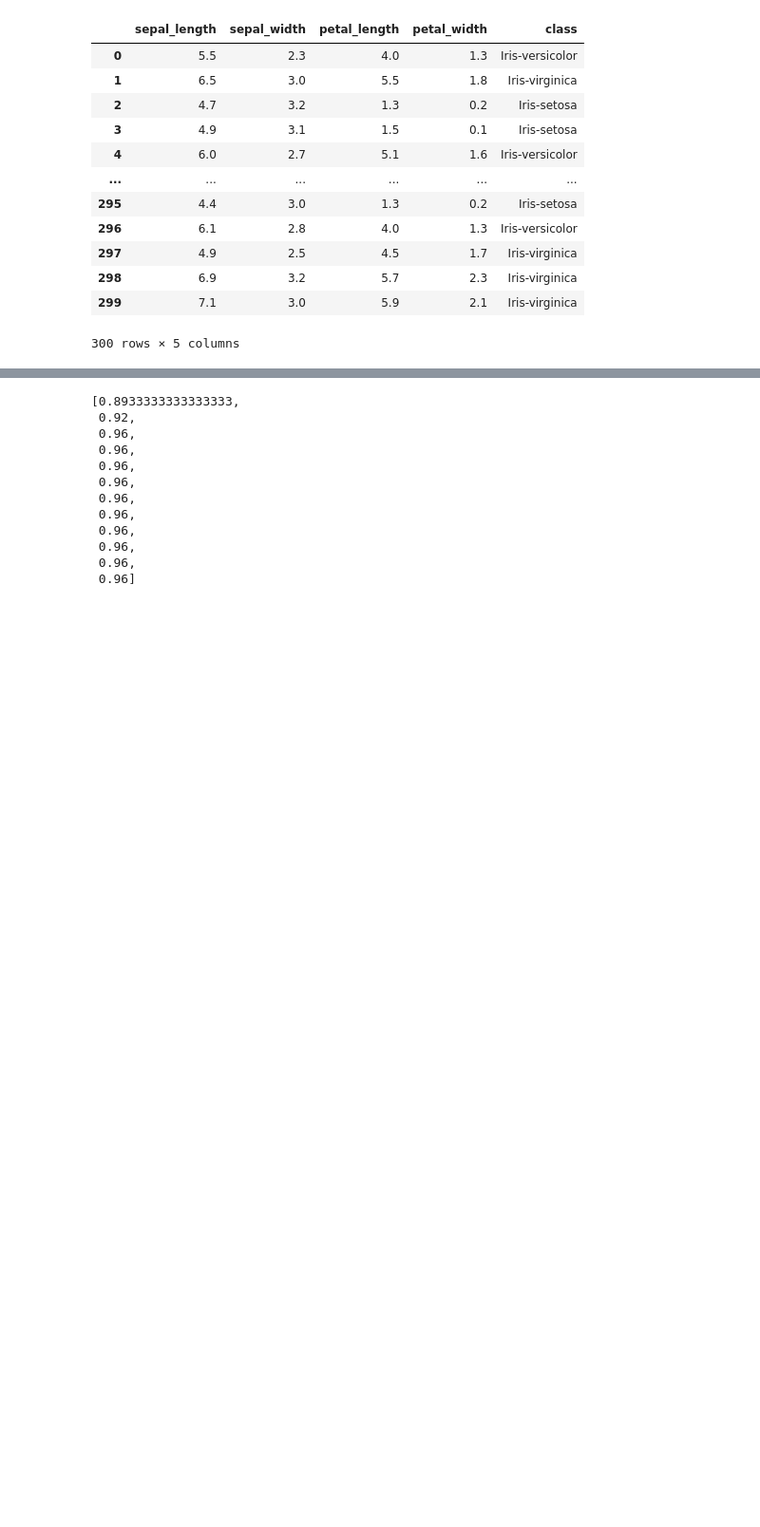
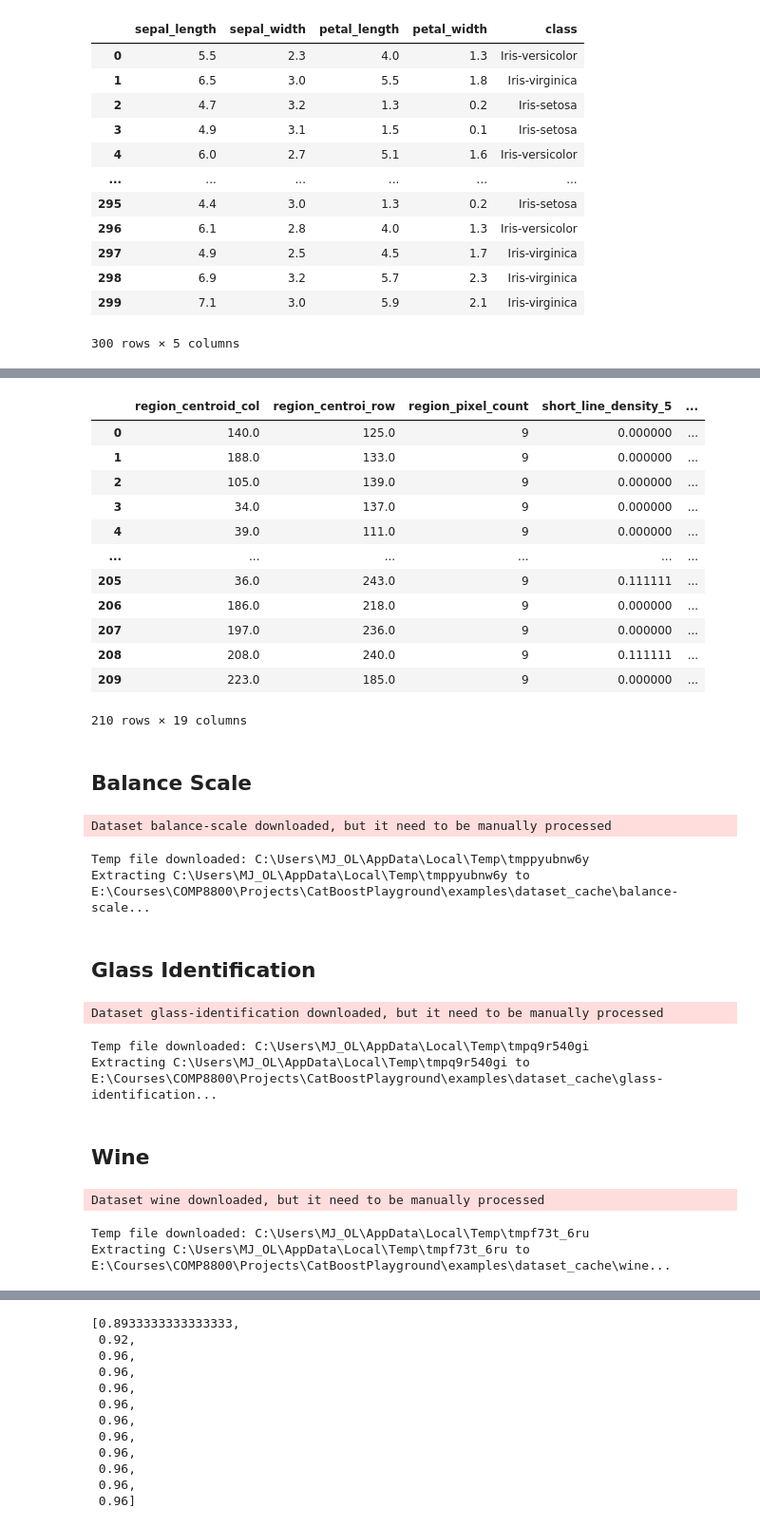
Before and after one commit to Jecosine/CatBoostPlayground, a Jupyter notebook: examples/load_datasets.ipynb, the cells around one changed output, grey strips where cells are left out. Shown: that part at 95% size. Drawn from its saved outputs; the diff is of its cells as text; code cells hidden in the pictures; blank space fills up the shorter version.

```diff
--- a/examples/load_datasets.ipynb
+++ b/examples/load_datasets.ipynb
@@ -88,0 +230,28 @@ data.reset_index(drop=True)
+# %%
+d = pd.read_csv("dataset_cache/image-segmentation/segmentation.data", skiprows=5, names=columns)
+data = d.rename(columns={"class": "label"})
+label = data.label.apply(str.strip)
+data = data.drop(columns=["label"])
+data
+# %% [output]
+|  | region_centroid_col | region_centroi_row | region_pixel_count | short_line_density_5 | ... |
+| 0 | 140.0 | 125.0 | 9 | 0.000000 | ... |
+| 1 | 188.0 | 133.0 | 9 | 0.000000 | ... |
+| 2 | 105.0 | 139.0 | 9 | 0.000000 | ... |
+| 3 | 34.0 | 137.0 | 9 | 0.000000 | ... |
+| 4 | 39.0 | 111.0 | 9 | 0.000000 | ... |
+| ... | ... | ... | ... | ... | ... |
+| 205 | 36.0 | 243.0 | 9 | 0.111111 | ... |
+| 206 | 186.0 | 218.0 | 9 | 0.000000 | ... |
+| 207 | 197.0 | 236.0 | 9 | 0.000000 | ... |
+| 208 | 208.0 | 240.0 | 9 | 0.111111 | ... |
+| 209 | 223.0 | 185.0 | 9 | 0.000000 | ... |
+210 rows × 19 columns
+# %% [markdown]
+## Balance Scale
+# %%
+bs_dataset = allib.datasets.load_uci("balance-scale")
+# %% [output]
+Dataset balance-scale downloaded, but it need to be manually processed
+Temp file downloaded: C:\Users\MJ_OL\AppData\Local\Temp\tmppyubnw6y
+Extracting C:\Users\MJ_OL\AppData\Local\Temp\tmppyubnw6y to E:\Courses\COMP8800\Projects\CatBoostPlayground\examples\dataset_cache\balance-scale...
@@ -88,0 +265,8 @@ data.reset_index(drop=True)
+# %% [markdown]
+## Glass Identification
+# %%
+gi_dataset = allib.datasets.load_uci("glass-identification")
+# %% [output]
+Dataset glass-identification downloaded, but it need to be manually processed
+Temp file downloaded: C:\Users\MJ_OL\AppData\Local\Temp\tmpq9r540gi
+Extracting C:\Users\MJ_OL\AppData\Local\Temp\tmpq9r540gi to E:\Courses\COMP8800\Projects\CatBoostPlayground\examples\dataset_cache\glass-identification...
@@ -88,0 +280,9 @@ data.reset_index(drop=True)
+# %% [markdown]
+## Wine
+# %%
+name = "wine"
+wine_dataset = allib.datasets.load_uci(name)
+# %% [output]
+Dataset wine downloaded, but it need to be manually processed
+Temp file downloaded: C:\Users\MJ_OL\AppData\Local\Temp\tmpf73t_6ru
+Extracting C:\Users\MJ_OL\AppData\Local\Temp\tmpf73t_6ru to E:\Courses\COMP8800\Projects\CatBoostPlayground\examples\dataset_cache\wine...
```
Also changed, not shown: parts of 39 cells of this notebook, 13 other files.
